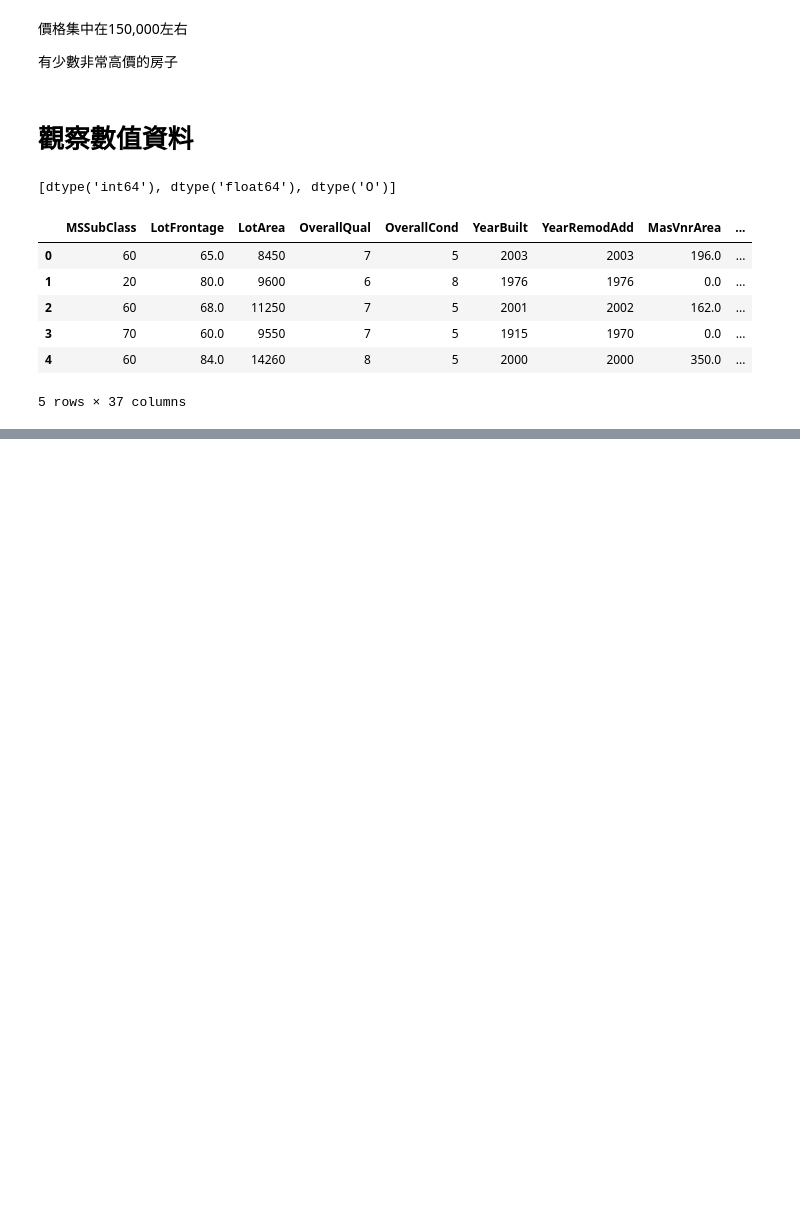
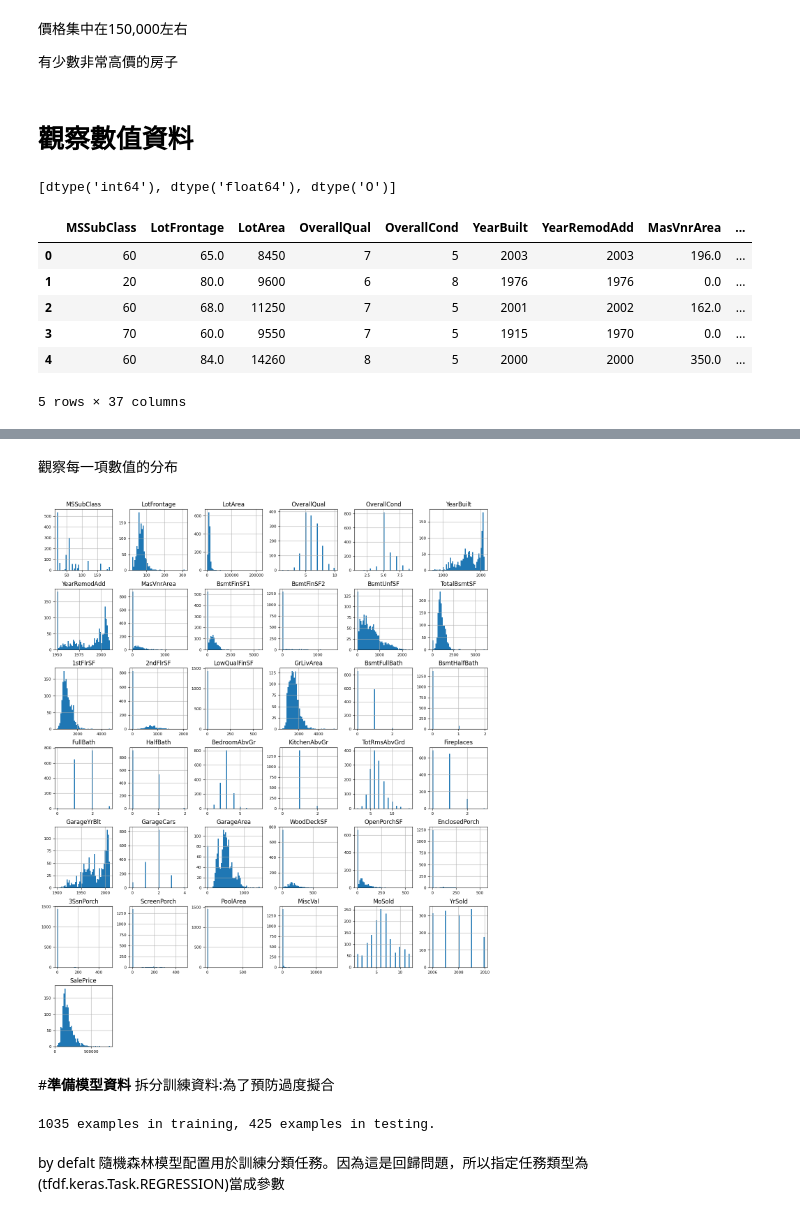
Before and after one commit to linhsuan519/House-Prices, a Jupyter notebook: House_Prices.ipynb, the cells around one changed output, grey strips where cells are left out. Cells and saved outputs as stored; diff of their text form; code cells hidden in the pictures; blank space fills up the shorter version.

```diff
--- a/House_Prices.ipynb
+++ b/House_Prices.ipynb
@@ -153,0 +160,21 @@ df_num.head()
+# %% [markdown]
+觀察每一項數值的分布
+# %%
+df_num.hist(figsize=(16, 20), bins=50, xlabelsize=8, ylabelsize=8);
+# %% [output]
+[figure, added]
+# %% [markdown]
+#**準備模型資料**
+拆分訓練資料:為了預防過度擬合
+# %%
+def split_dataset(dataset, test_ratio=0.30):
+  test_indices = np.random.rand(len(dataset)) < test_ratio
+  return dataset[~test_indices], dataset[test_indices]
+
+train_ds_pd, valid_ds_pd = split_dataset(df_num)
+print("{} examples in training, {} examples in testing.".format(
+    len(train_ds_pd), len(valid_ds_pd)))
+# %% [output]
+1035 examples in training, 425 examples in testing.
+# %% [markdown]
+by defalt 隨機森林模型配置用於訓練分類任務。因為這是回歸問題，所以指定任務類型為(tfdf.keras.Task.REGRESSION)當成參數
```
Also changed, not shown: parts of 11 cells of this notebook.
